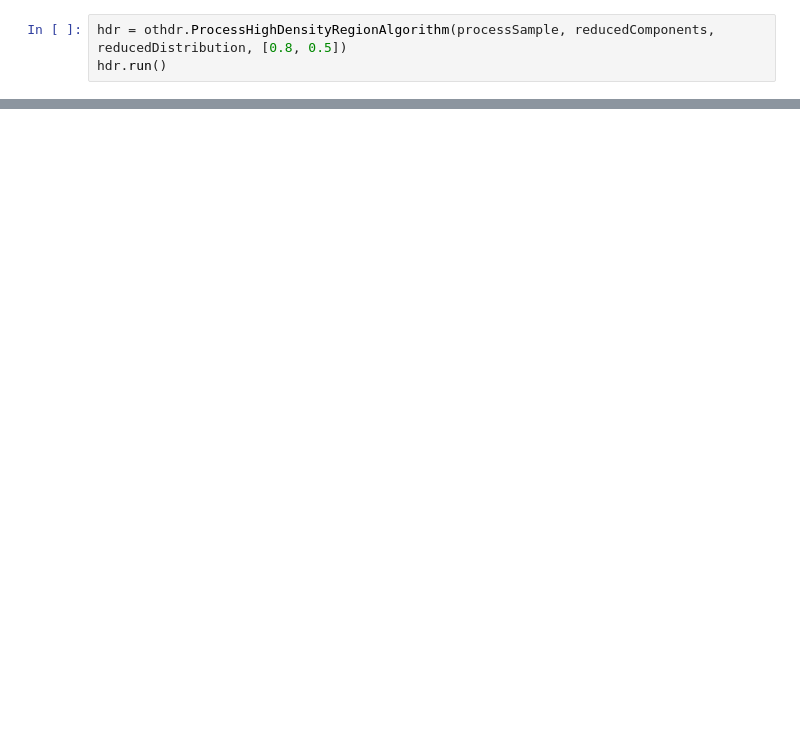
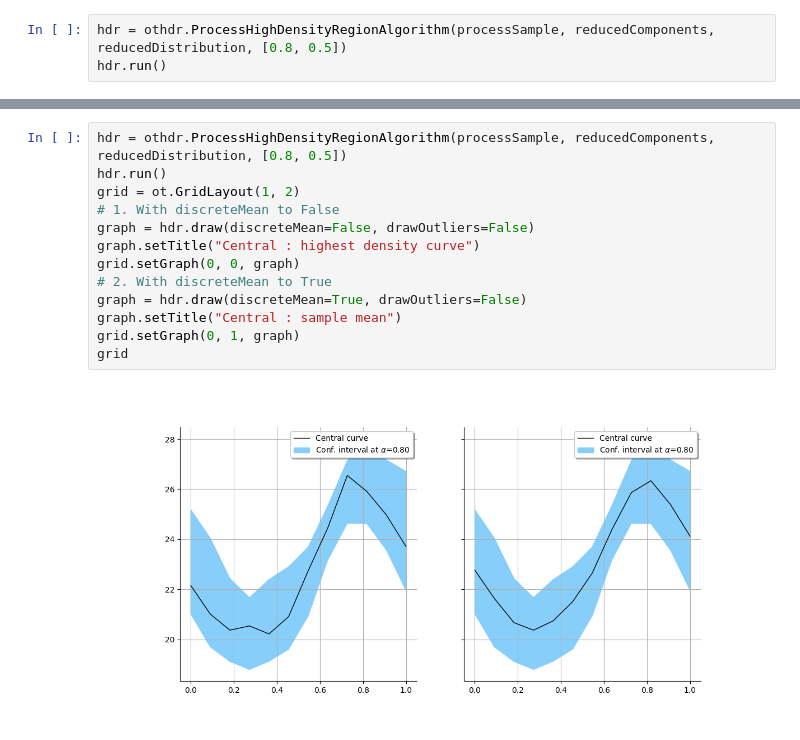
Before and after one commit to mbaudin47/othdrplot, a Jupyter notebook: doc/examples/ProcessHighDensityRegionAlgorithm-example.ipynb, the cells around one changed output, grey strips where cells are left out. Drawn from its saved outputs; the diff is of its cells as text; blank space fills up the shorter version.

```diff
--- a/doc/examples/ProcessHighDensityRegionAlgorithm-example.ipynb
+++ b/doc/examples/ProcessHighDensityRegionAlgorithm-example.ipynb
@@ -96,0 +149,15 @@ Outliers trajectories
+# %%
+hdr = othdr.ProcessHighDensityRegionAlgorithm(processSample, reducedComponents, reducedDistribution, [0.8, 0.5])
+hdr.run()
+grid = ot.GridLayout(1, 2)
+# 1. With discreteMean to False
+graph = hdr.draw(discreteMean=False, drawOutliers=False)
+graph.setTitle("Central : highest density curve")
+grid.setGraph(0, 0, graph)
+# 2. With discreteMean to True
+graph = hdr.draw(discreteMean=True, drawOutliers=False)
+graph.setTitle("Central : sample mean")
+grid.setGraph(0, 1, graph)
+grid
+# %% [output]
+[figure, added]
```
Also changed, not shown: parts of 23 cells of this notebook, 7 other files.
